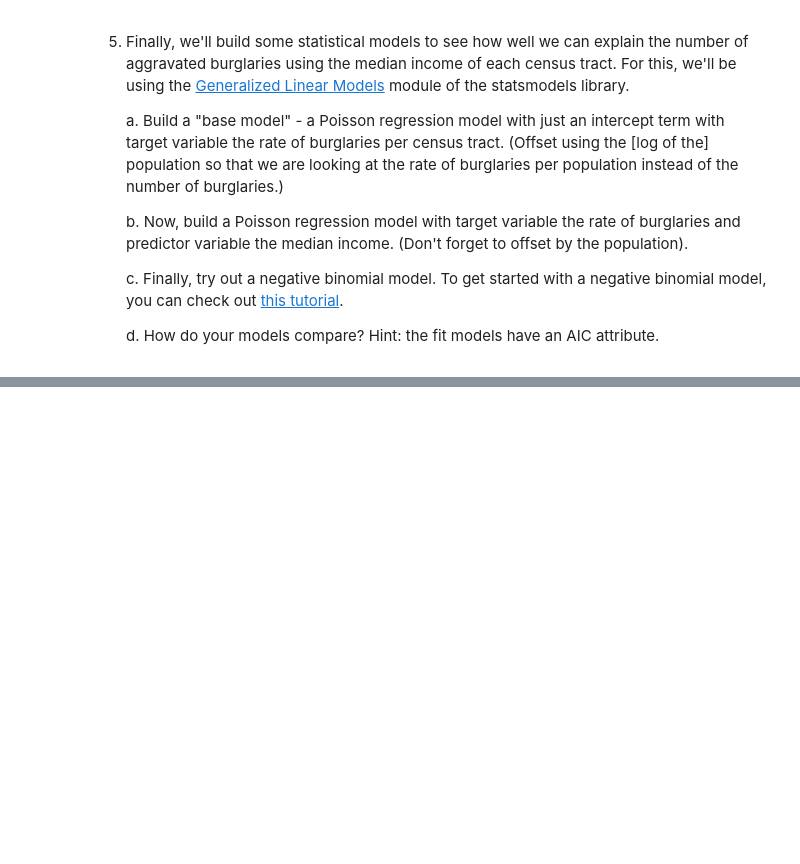
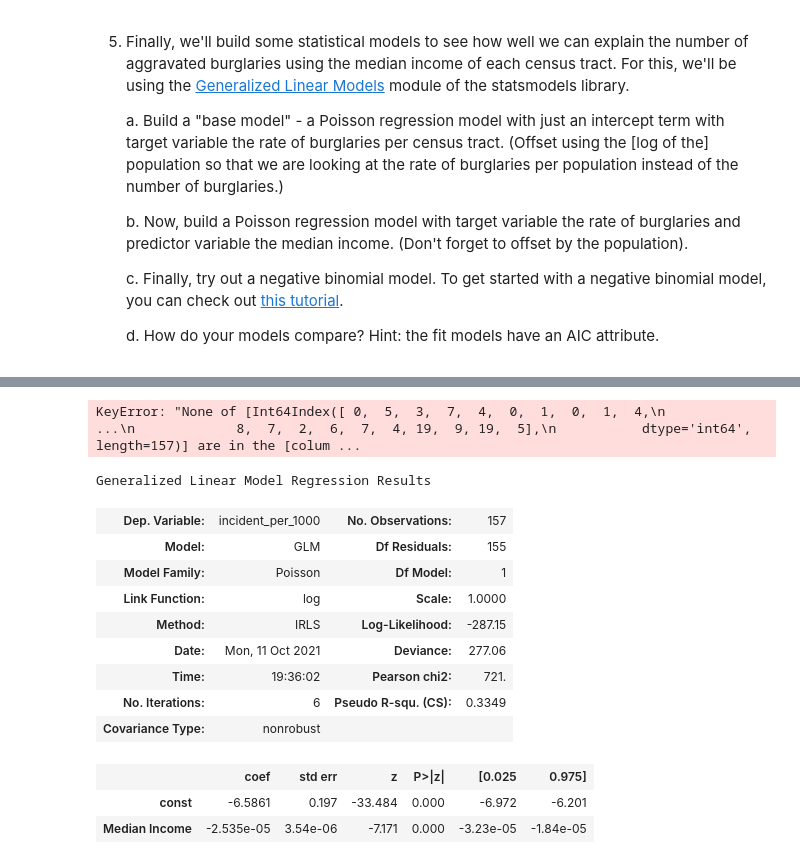
Before and after one commit to nss-data-science-cohort-5/geospatial_api-purple-pumas, a Jupyter notebook: notebooks/2021-10-02 geospatial_project.ipynb, the cells around one changed output, grey strips where cells are left out. Drawn from its saved outputs; the diff is of its cells as text; code cells hidden in the pictures; blank space fills up the shorter version.

```diff
--- a/notebooks/2021-10-02 geospatial_project.ipynb
+++ b/notebooks/2021-10-02 geospatial_project.ipynb
@@ -230,0 +279,32 @@ choropleth_data.plot(column = 'Median Income',figsize = (15,10),
+# %%
+base_model = (sm.GLM(endog = crime_pop_inc_by_census_tract[crime_pop_inc_by_census_tract['incident_number']].sum,
+                      exog = sm.add_constant(crime_pop_inc_by_census_tract[[]]),
+                      family = sm.families.Poisson(),
+                     offset = np.log(crime_pop_inc_by_census_tract['population']))
+               .fit()
+              )
+base_model.summary()
+# %% [output]
+KeyError: "None of [Int64Index([ 0,  5,  3,  7,  4,  0,  1,  0,  1,  4,\n            ...\n             8,  7,  2,  6,  7,  4, 19,  9, 19,  5],\n           dtype='int64', length=157)] are in the [colum ...
+# %%
+Poisson_model = (sm.GLM(endog = crime_pop_inc_by_census_tract['incident_per_1000'],
+                      exog = sm.add_constant(crime_pop_inc_by_census_tract[['Median Income']]),
+                      family = sm.families.Poisson(),
+                     offset = np.log(crime_pop_inc_by_census_tract['population']))
+               .fit()
+              )
+Poisson_model.summary()
+# %% [output]
+Generalized Linear Model Regression Results
+| Dep. Variable: | incident_per_1000 | No. Observations: | 157 |
+| Model: | GLM | Df Residuals: | 155 |
+| Model Family: | Poisson | Df Model: | 1 |
+| Link Function: | log | Scale: | 1.0000 |
+| Method: | IRLS | Log-Likelihood: | -287.15 |
+| Date: | Mon, 11 Oct 2021 | Deviance: | 277.06 |
+| Time: | 19:36:02 | Pearson chi2: | 721. |
+| No. Iterations: | 6 | Pseudo R-squ. (CS): | 0.3349 |
+| Covariance Type: | nonrobust |  |  |
+|  | coef | std err | z | P>|z| | [0.025 | 0.975] |
+| const | -6.5861 | 0.197 | -33.484 | 0.000 | -6.972 | -6.201 |
+| Median Income | -2.535e-05 | 3.54e-06 | -7.171 | 0.000 | -3.23e-05 | -1.84e-05 |
```
Also changed, not shown: parts of 13 cells of this notebook.
